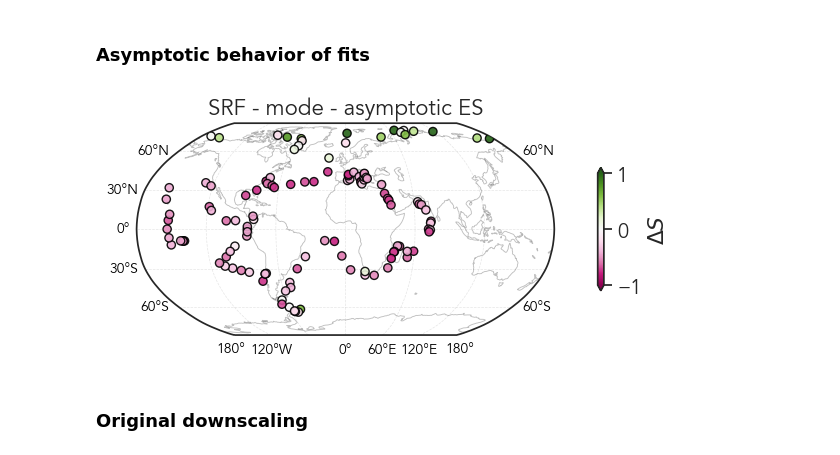
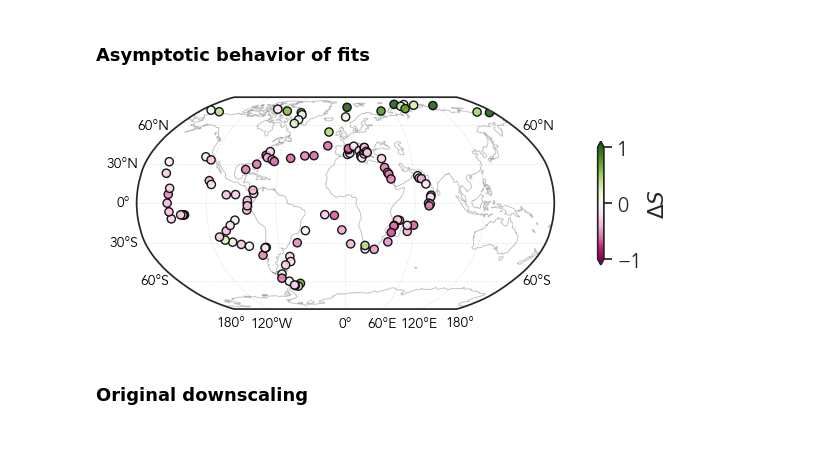
Before and after one commit to epigani/downscaling_richness, a Jupyter notebook: code/downscaling_richness.ipynb, the cells around one changed output. Saved outputs shown, nothing was run; the diff lists cells and outputs as text; code cells hidden in the pictures.

Commit message:
added analysis correlations

```diff
--- a/code/downscaling_richness.ipynb
+++ b/code/downscaling_richness.ipynb
@@ -187,7 +193,7 @@ $\rho$ is the exponent of the metacommunity. Here, several options are possible:
 3. We can use the mode of the exponents of all the stations as the exponent of the metacommunity.
 # %%
 # rho should be the exponent of the metacommunity.
-which = 'mode' # it can be either the reference station (173_SRF), the mode, the mean, the median.
+which = '173_SRF' # it can be either the reference station (173_SRF), the mode, the mean, the median.
 ref_station = 173
 
 if which == '173_SRF':
@@ -228,7 +234,7 @@ We follow the same procedure outlined for the power law fits. We use the asympto
 3. We can use the mode of the exponents of all the stations as the exponent of the metacommunity. The mode is defined after a binning procedure. We bin the exponents in bins of width 0.1 and we take the mode of each bin.
 # %%
 # rho should be the exponent of the metacommunity.
-which = 'mode' # it can be either the reference station (173_SRF), the mode, the mean, the median.
+which = 'mean' # it can be either the reference station (173_SRF), the mode, the mean, the median.
 ref_station = 173
 
 if which == '173_SRF':
@@ -443,20 +538,21 @@ fig, ax = plt.subplots(figsize=(4,4), constrained_layout=True)
 x = np.array (richnesses_observed)
 y = np.array(richnesses)
 max_y = np.max(y)
-print(max_y)
 y = y[x<=max_y]
 cs = np.array(colors)[x<=max_y]
 x = x[x<=max_y]
 
 # calculate correlation coefficient and p-value between observed and synthetic richnesses
 r, p = pearsonr(x, y)
-print('Pearson correlation coefficient: {}'.format(r))
-print('r^2: {}'.format(r**2))
+print('Pearson correlation coefficient: {0:1.2f}'.format(r))
+print('r^2: {0:1.2f}'.format(r**2))
 print('p-value: {}'.format(p))
 
 
 sns.scatterplot(x=x, y=y, ax=ax, s=50, color=cs, alpha=1, zorder=1, lw=0.1, edgecolor='black')
-
+# add error bars
+for i in range(len(x)):
+    ax.plot([x[i], x[i]], [y[i]-np.sqrt(y[i]), y[i]+np.sqrt(y[i])], color='k', lw=1, alpha=1, zorder=1)
 ax.set_xlabel('empirical', loc='right', font='Avenir', fontsize=16)
 ax.set_ylabel('synthetic', loc='top', font='Avenir', fontsize=16)
 ax.set_xscale('log')
@@ -624,0 +871,23 @@ mode 0.5344101870311722 0.5085233951414954
+# %%
+fig, ax = plt.subplots(figsize=(4,4), constrained_layout=True)
+
+# Create a colormap
+cmap = plt.get_cmap("PiYG")
+# Create a two-slope normalization centered around 0
+norm = TwoSlopeNorm(vmin=-1, vcenter=0, vmax=1)
+
+# Use ax.scatter instead of seaborn
+sc = ax.scatter(SRF['Richness_SRF'], SRF['Spred_original'], c=SRF['DeltaS_original'], cmap=cmap, norm=norm, s=50, edgecolor='black', linewidth=1)
+
+ax.set(xscale="log", yscale="log", xlim=(6,1000), ylim=(6,1000),
+       xlabel='',
+       ylabel=''
+      )
+
+x = np.linspace(6,1200)
+#ax.plot(x,x+0.,ls ='--', color='grey', lw=2.5, zorder=-100)
+ax.plot([1, 1e4], [1, 1e4], color='black', lw=1, ls='--', alpha=1, zorder=1)
+
+plt.show()
+for fig_format in fig_formats:
+    fig.savefig(fig_dir + 'fig2_S_scatter_original' + fig_format, dpi=300)
@@ -658,33 +931,33 @@ for fig_format in fig_formats:
 # %%
 fig, ax = plt.subplots(subplot_kw={'projection': ccrs.Robinson()}, figsize=(7,4))
 ax.set_global()
 #ax.stock_img()
 ax.coastlines(alpha=0.25,lw=0.65)
 
 # change font size of the grid labels
 gl = ax.gridlines(crs=ccrs.PlateCarree(), draw_labels=True, linewidth=0.5, color='gray', alpha=0.2, linestyle='--', zorder=0,  xlabel_style={'size': 10, 'color': 'black'}, ylabel_style={'size': 10, 'color': 'black'})
 # remove grid labels on top and right
 gl.top_labels = False
 gl.right_labels = False
 
 column = "DeltaS_asympt"
 cmap = "PiYG"
 #cmap = cmocean.cm.balance
 cbar = SRF.plot(column=column, cmap=cmap, transform = ccrs.Geodetic(), ax=ax, zorder=10, vmin=-1., vmax=1.,
                 #norm=clrs.Norm(vmin=gdf[column].min(), vmax=gdf[column].max()),
          legend=True, alpha=0.9, lw=1, edgecolors='black', s=35,
                  legend_kwds={'shrink': 0.4, 'pad':0.08, #'ticks':ticks,# 'set_yticklabels':ticks_labels,
                       'orientation': 'vertical',
                       'extend':'both', "fmt": "{:1.0e}",
                       'label': r'$\Delta S$'
                      })
 
 
-ax.set_title('SRF - {} - asymptotic ES'.format(which), font='Avenir', fontsize=16)
+#ax.set_title('SRF - {} - asymptotic ES'.format(which), font='Avenir', fontsize=16)
 for fig_format in fig_formats:
-        fig.savefig(supfig_dir + 'DeltaS_{}_SRF_asympt'.format(which) + fig_format, dpi=300)
+        fig.savefig(fig_dir + 'fig2c_DeltaS_{}_SRF_asympt'.format(which) + fig_format, dpi=300)
 # %% [output]
-[figure, old version]
+[figure, new version]
 # %% [markdown]
 ### Original downscaling
 # %%
```
Also changed, not shown: parts of 52 cells of this notebook, 40 other files.
